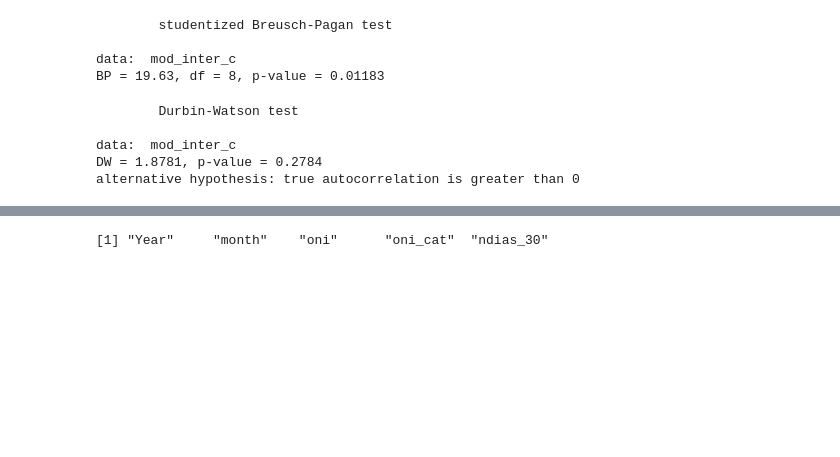
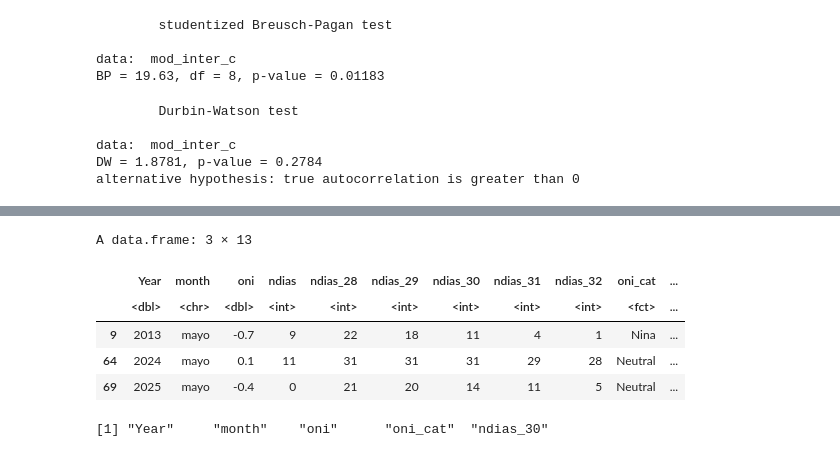
Before and after one commit to erdavg/pronostico_O3, a Jupyter notebook: Regresión lineal.ipynb, the cells around one changed output, grey strips where cells are left out. Saved outputs shown, nothing was run; the diff lists cells and outputs as text; code cells hidden in the pictures; blank space fills up the shorter version.

```diff
--- a/Regresión lineal.ipynb
+++ b/Regresión lineal.ipynb
@@ -648,3 +668,21 @@ plot(conts.lm)
+# %%
+oni.temp[c(9, 64, 69), ]
+
+# Punto 9: mayo 2013
+# hubo muchas contingencias aunque no hubo tantos días ≥31 °C.
+
+# Punto 64: mayo 2024
+# casi todo mayo tuvo temperaturas ≥31 °C y hubo 11 días de contingencia
+
+# Punto 69: mayo 2025
+# no basta con tener calor extremo para que haya contingencias
+# %% [output]
+A data.frame: 3 × 13
+|  | Year | month | oni | ndias | ndias_28 | ndias_29 | ndias_30 | ndias_31 | ndias_32 | oni_cat | ... |
+|  | <dbl> | <chr> | <dbl> | <int> | <int> | <int> | <int> | <int> | <int> | <fct> | ... |
+| 9 | 2013 | mayo | -0.7 | 9 | 22 | 18 | 11 | 4 | 1 | Nina | ... |
+| 64 | 2024 | mayo | 0.1 | 11 | 31 | 31 | 31 | 29 | 28 | Neutral | ... |
+| 69 | 2025 | mayo | -0.4 | 0 | 21 | 20 | 14 | 11 | 5 | Neutral | ... |
 # %%
 oni.ts <- ts(oni.conts$oni, start = c(year1, 1), end = c(year2, 12), frequency = 12)
 oni.ts.mod <- auto.arima(oni.ts, seasonal = T)
```
Also changed, not shown: parts of 2 cells of this notebook.
